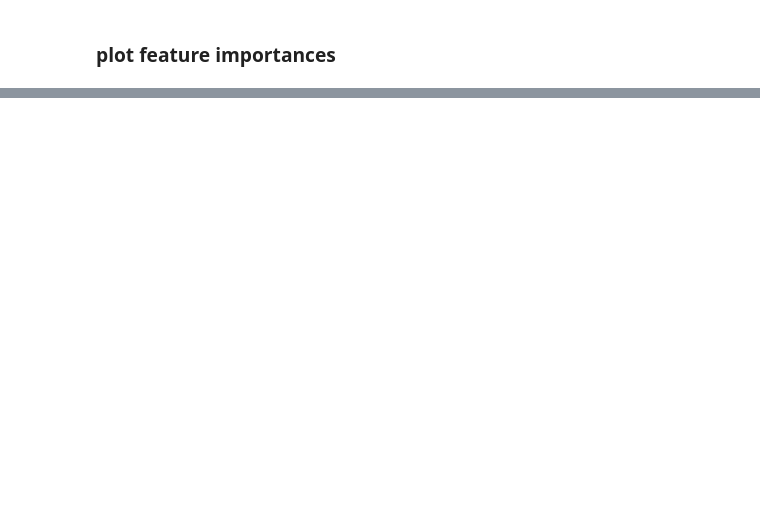
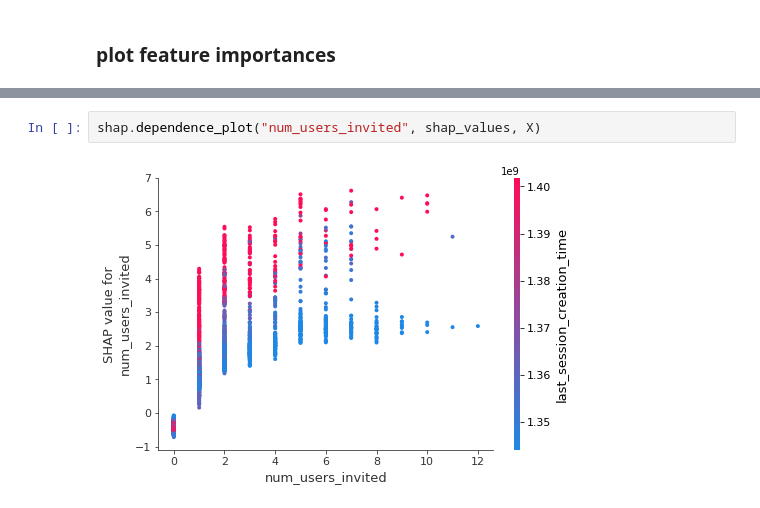
Before and after one commit to sarthfrey/asana_user_adoption, a Jupyter notebook: explore_features.ipynb, the cells around one changed output, grey strips where cells are left out. Drawn from its saved outputs; the diff is of its cells as text; blank space fills up the shorter version.

```diff
--- a/explore_features.ipynb
+++ b/explore_features.ipynb
@@ -273,0 +285,4 @@ array([[0, 1398138810.0, True, ..., 2324, 1112, True],
+# %%
+shap.dependence_plot("num_users_invited", shap_values, X)
+# %% [output]
+[figure, added]
```
Also changed, not shown: parts of 11 cells of this notebook.
